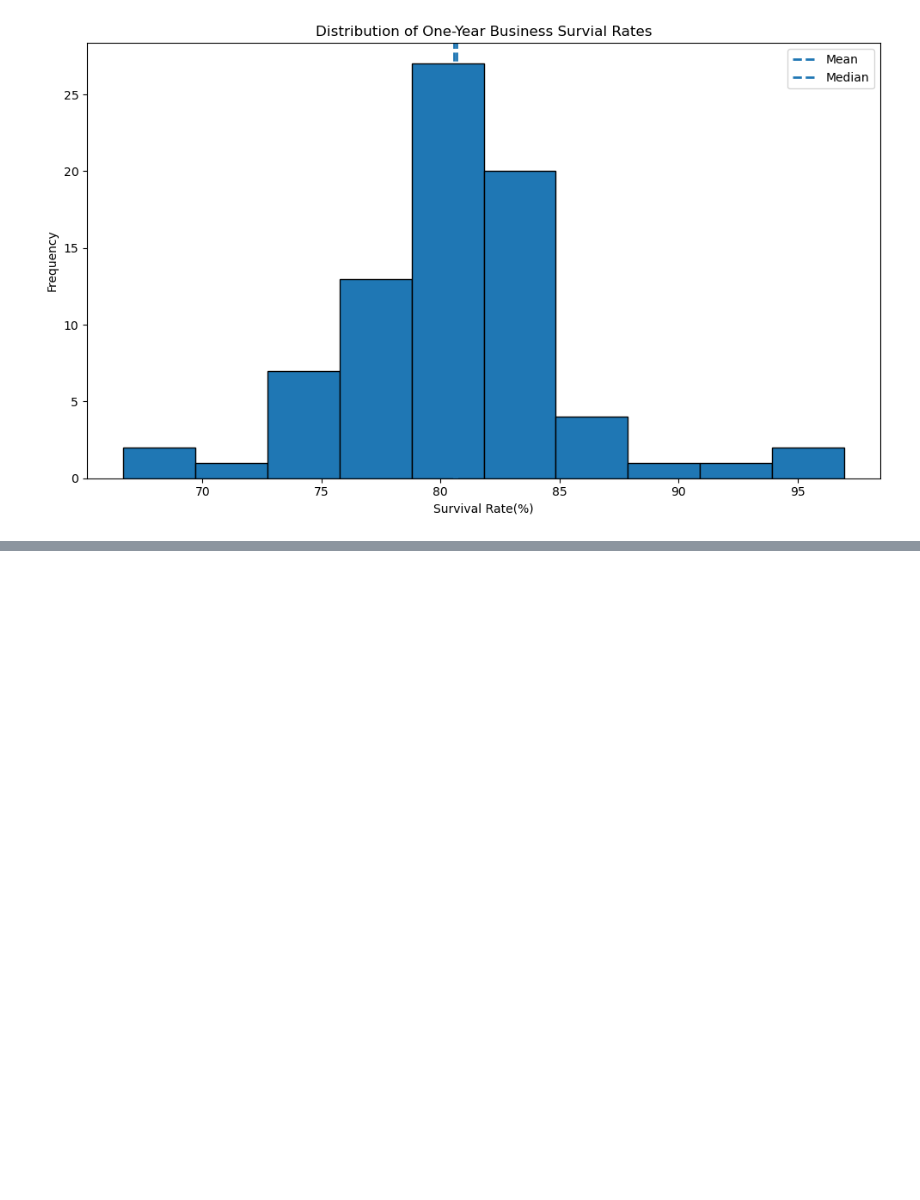
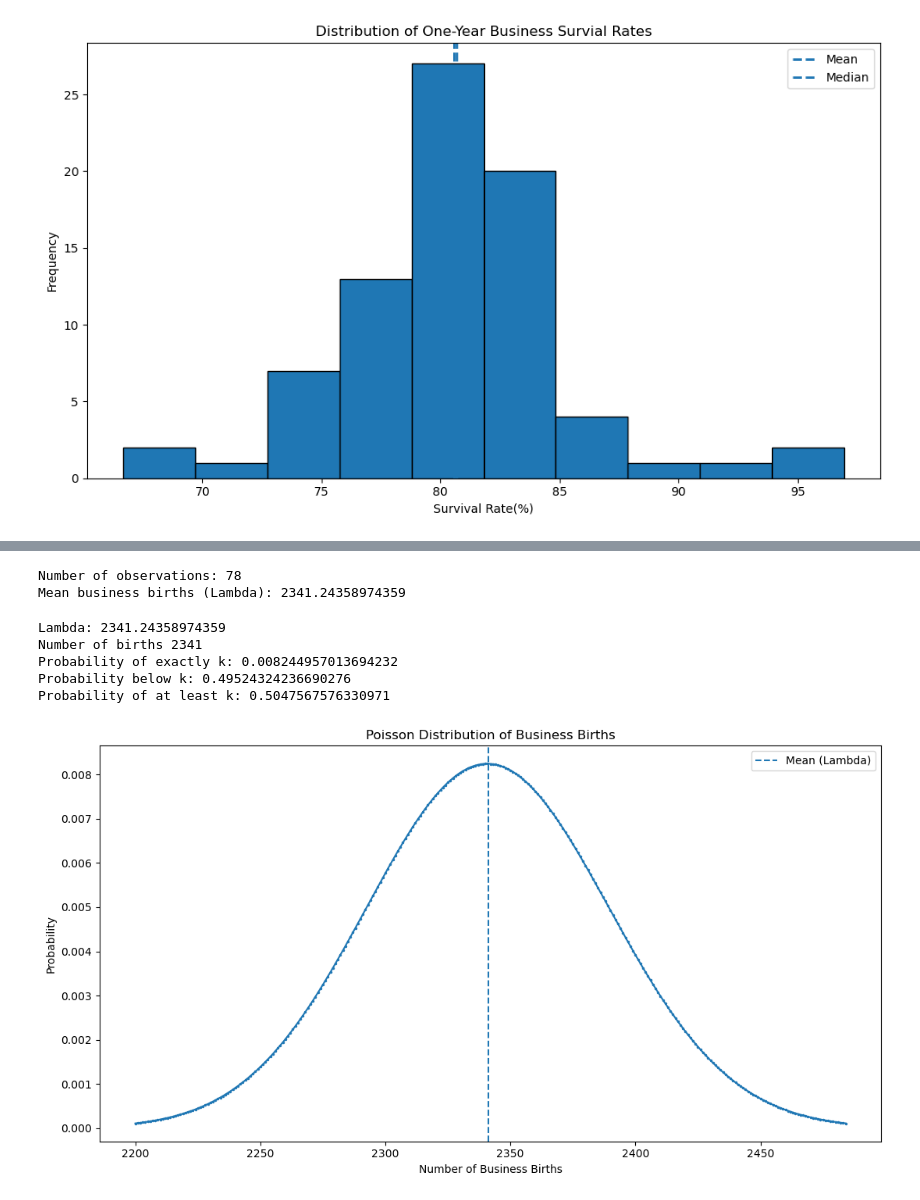
Before and after one commit to 2026679-arch/Statistical-Tech-679, a Jupyter notebook: Stats-CA1-2026679.ipynb, the cells around one changed output, grey strips where cells are left out. Saved outputs shown, nothing was run; the diff lists cells and outputs as text; code cells hidden in the pictures; blank space fills up the shorter version.

```diff
--- a/Stats-CA1-2026679.ipynb
+++ b/Stats-CA1-2026679.ipynb
@@ -388,0 +650,14 @@ plt.show()
+# %%
+#Poisson Distribution remove missing birth observations
+
+poisson_data = analysis_table["Births"].dropna()
+
+#Calculate average number of number births
+
+lambda_value = poisson_data.mean()
+
+print("Number of observations:", len(poisson_data))
+print("Mean business births (Lambda):", lambda_value)
+# %% [output]
+Number of observations: 78
+Mean business births (Lambda): 2341.24358974359
@@ -388,0 +673,40 @@ plt.show()
+# %%
+#Probability of fewer than k business births
+prob_below = poisson.cdf(k - 1, lambda_value)
+
+#Probability of k or more business births
+prob_at_least = poisson.sf(k - 1, lambda_value)
+
+print("Lambda:", lambda_value)
+print("Number of births", k)
+
+print("Probability of exactly k:", prob_exact)
+print("Probability below k:", prob_below)
+print("Probability of at least k:", prob_at_least)
+# %% [output]
+Lambda: 2341.24358974359
+Number of births 2341
+Probability of exactly k: 0.008244957013694232
+Probability below k: 0.49524324236690276
+Probability of at least k: 0.5047567576330971
+# %%
+#Graph Poisson Distribution
+
+x =np.arange(2200, 2485)
+
+poisson_probabilities = poisson.pmf(x, lambda_value)
+
+plt.figure(figsize=(11, 6))
+plt.plot(x, poisson_probabilities, marker= ".", markersize = 3)
+
+plt.axvline(lambda_value, linestyle = "--", label = "Mean (Lambda)")
+
+plt.title("Poisson Distribution of Business Births")
+plt.xlabel("Number of Business Births")
+plt.ylabel("Probability")
+plt.legend()
+
+plt.tight_layout()
+plt.show()
+# %% [output]
+[figure, added]
```
Also changed, not shown: parts of 40 cells of this notebook, 3 other files.
